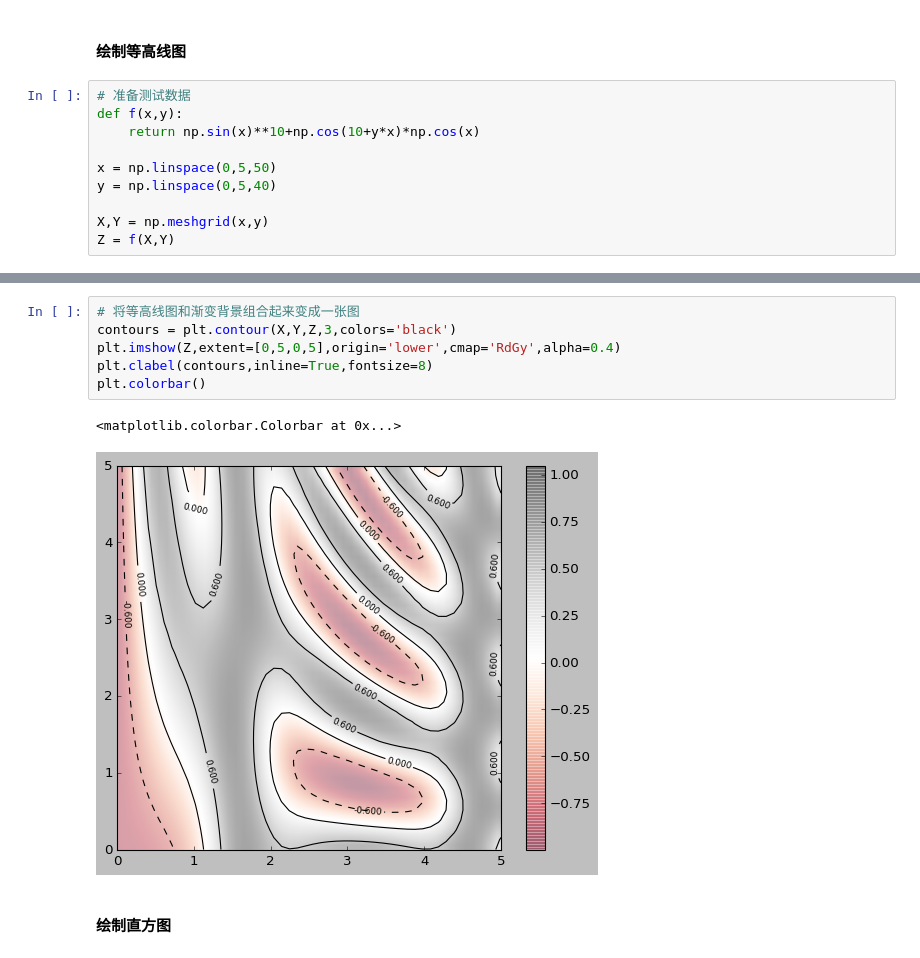
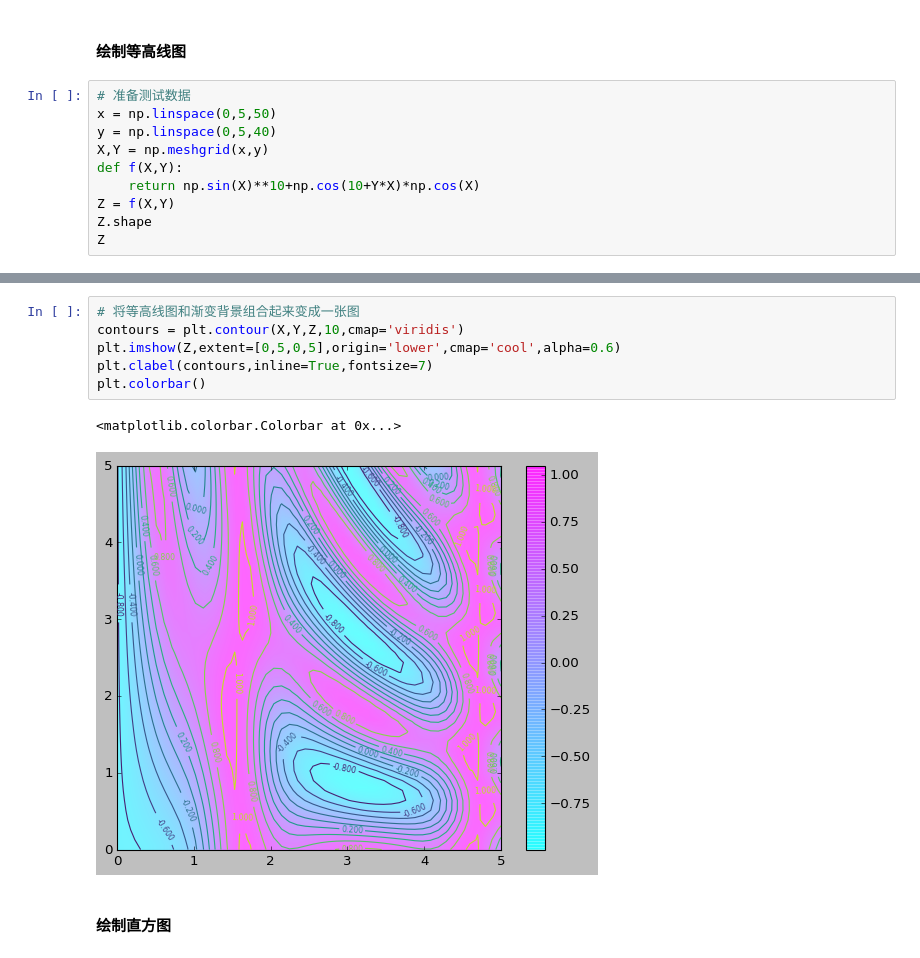
Before and after one commit to PeterZhangxing/my_lectures, a Jupyter notebook: about_plt/basic_plt_blank.ipynb, the cells around one changed output, grey strips where cells are left out. Drawn from its saved outputs; the diff is of its cells as text.

```diff
--- a/about_plt/basic_plt_blank.ipynb
+++ b/about_plt/basic_plt_blank.ipynb
@@ -141,11 +172,11 @@ ax.set(xticks=[],yticks=[])
 #### 绘制等高线图
 # %%
 # 准备测试数据
-def f(x,y):
-    return np.sin(x)**10+np.cos(10+y*x)*np.cos(x)
-
 x = np.linspace(0,5,50)
 y = np.linspace(0,5,40)
-
 X,Y = np.meshgrid(x,y)
+def f(X,Y):
+    return np.sin(X)**10+np.cos(10+Y*X)*np.cos(X)
 Z = f(X,Y)
+Z.shape
+Z
@@ -181,12 +226,12 @@ plt.axis(aspect='image')
 # %%
 # 将等高线图和渐变背景组合起来变成一张图
-contours = plt.contour(X,Y,Z,3,colors='black')
-plt.imshow(Z,extent=[0,5,0,5],origin='lower',cmap='RdGy',alpha=0.4)
-plt.clabel(contours,inline=True,fontsize=8)
+contours = plt.contour(X,Y,Z,10,cmap='viridis')
+plt.imshow(Z,extent=[0,5,0,5],origin='lower',cmap='cool',alpha=0.6)
+plt.clabel(contours,inline=True,fontsize=7)
 plt.colorbar()
 # %% [output]
 <matplotlib.colorbar.Colorbar at 0x...>
-[figure, old version]
+[figure, new version]
 # %% [markdown]
 #### 绘制直方图
 # %%
```
Also changed, not shown: parts of 39 cells of this notebook.
